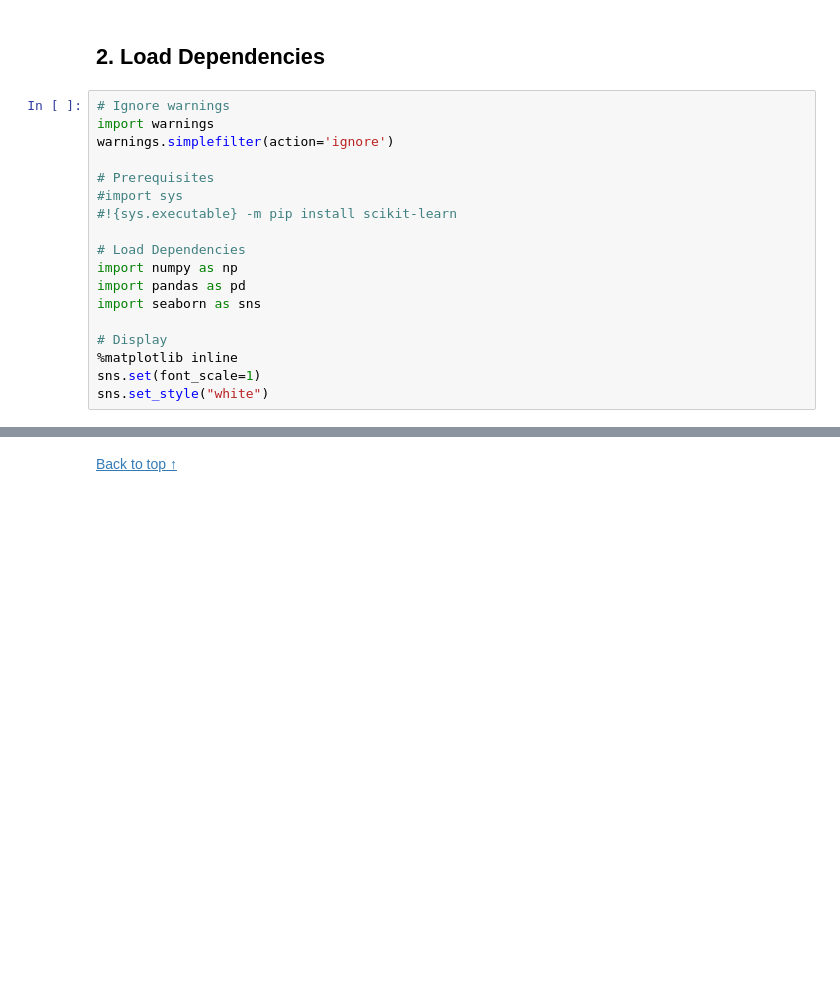
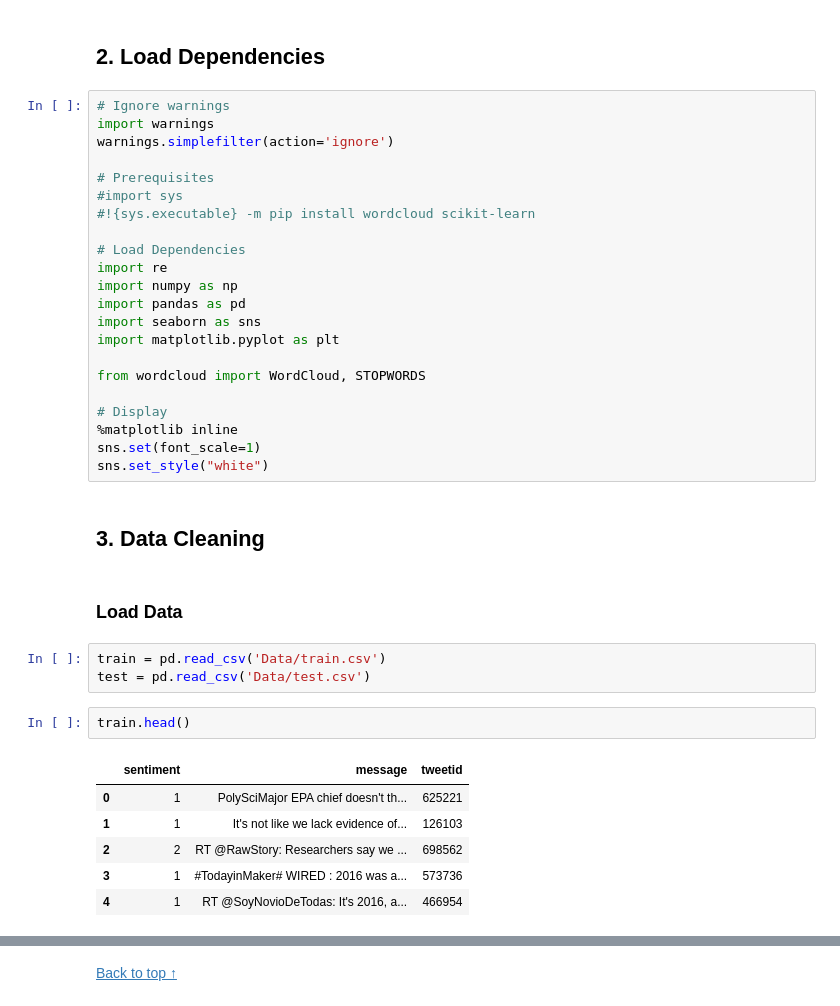
Before and after one commit to Lizette95/Team_RM5_ClassificationPredict_Notebook, a Jupyter notebook: Team_RM5_ClassificationNotebook.ipynb, the cells around one changed output, grey strips where cells are left out. Cells and saved outputs as stored; diff of their text form; blank space fills up the shorter version.

```diff
--- a/Team_RM5_ClassificationNotebook.ipynb
+++ b/Team_RM5_ClassificationNotebook.ipynb
@@ -55,14 +89,35 @@ warnings.simplefilter(action='ignore')
 
 # Prerequisites
 #import sys
-#!{sys.executable} -m pip install scikit-learn
+#!{sys.executable} -m pip install wordcloud scikit-learn
 
 # Load Dependencies
+import re
 import numpy as np
 import pandas as pd
 import seaborn as sns
+import matplotlib.pyplot as plt
+
+from wordcloud import WordCloud, STOPWORDS
 
 # Display
 %matplotlib inline
 sns.set(font_scale=1)
 sns.set_style("white")
+# %% [markdown]
+<a id="cleaning"></a>
+## 3. Data Cleaning
+# %% [markdown]
+### Load Data
+# %%
+train = pd.read_csv('Data/train.csv')
+test = pd.read_csv('Data/test.csv')
+# %%
+train.head()
+# %% [output]
+|  | sentiment | message | tweetid |
+| 0 | 1 | PolySciMajor EPA chief doesn't th... | 625221 |
+| 1 | 1 | It's not like we lack evidence of... | 126103 |
+| 2 | 2 | RT @RawStory: Researchers say we ... | 698562 |
+| 3 | 1 | #TodayinMaker# WIRED : 2016 was a... | 573736 |
+| 4 | 1 | RT @SoyNovioDeTodas: It's 2016, a... | 466954 |
```
Also changed, not shown: parts of 33 cells of this notebook.
